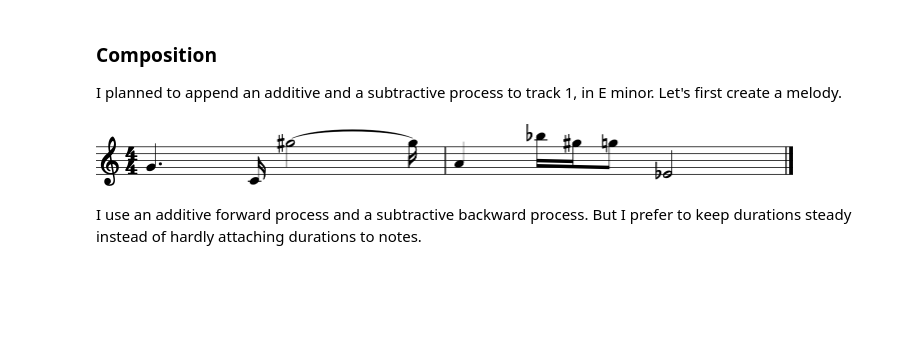
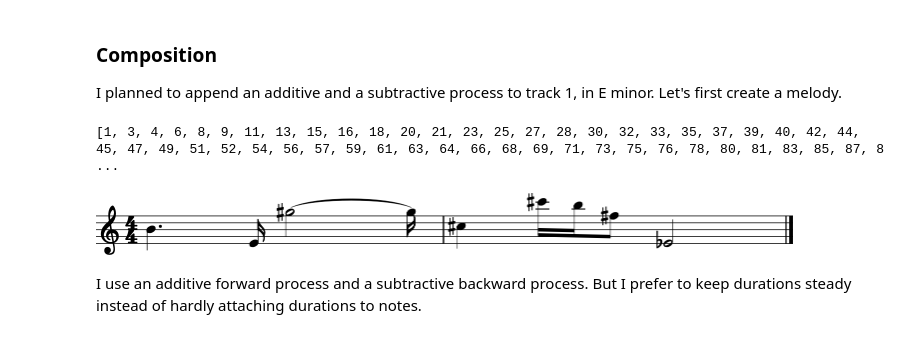
Before and after one commit to essicolo/djalgo, a Jupyter notebook: source/04_minimalism.ipynb, the cells around one changed output. Cells and saved outputs as stored; diff of their text form; code cells hidden in the pictures; blank space fills up the shorter version.

```diff
--- a/source/04_minimalism.ipynb
+++ b/source/04_minimalism.ipynb
@@ -123,13 +120,19 @@ Let's try additive processes on our composition.
 ### Composition
 
 I planned to append an additive and a subtractive process to track 1, in E minor. Let's first create a melody.
+# %%
+print(
+    dj.harmony.Scale(tonic='E', scale_type='major').generate()
+)
+# %% [output]
+[1, 3, 4, 6, 8, 9, 11, 13, 15, 16, 18, 20, 21, 23, 25, 27, 28, 30, 32, 33, 35, 37, 39, 40, 42, 44, 45, 47, 49, 51, 52, 54, 56, 57, 59, 61, 63, 64, 66, 68, 69, 71, 73, 75, 76, 78, 80, 81, 83, 85, 87, 8 ...
 # %%
-base_pitches = [67, 60, 80, 69, 82, 80, 79, 63] # 8 notes in E minor
+base_pitches = [71, 64, 80, 73, 85, 83, 78, 63] # 8 notes in E minor
 base_durations = [1.5, 0.25, 2.25, 1, 0.25, 0.25, 0.5, 2]
 track1b_base = dj.rhythm.isorhythm(pitches=base_pitches, durations=base_durations)
 dj.conversion.convert(track1b_base, to='music21').show()
 # %% [output]
-[figure, old version]
+[figure, new version]
 # %% [markdown]
 I use an additive forward process and a subtractive backward process. But I prefer to keep durations steady instead of hardly attaching durations to notes.
 # %%
```
Also changed, not shown: parts of 13 cells of this notebook, 4 other files.
